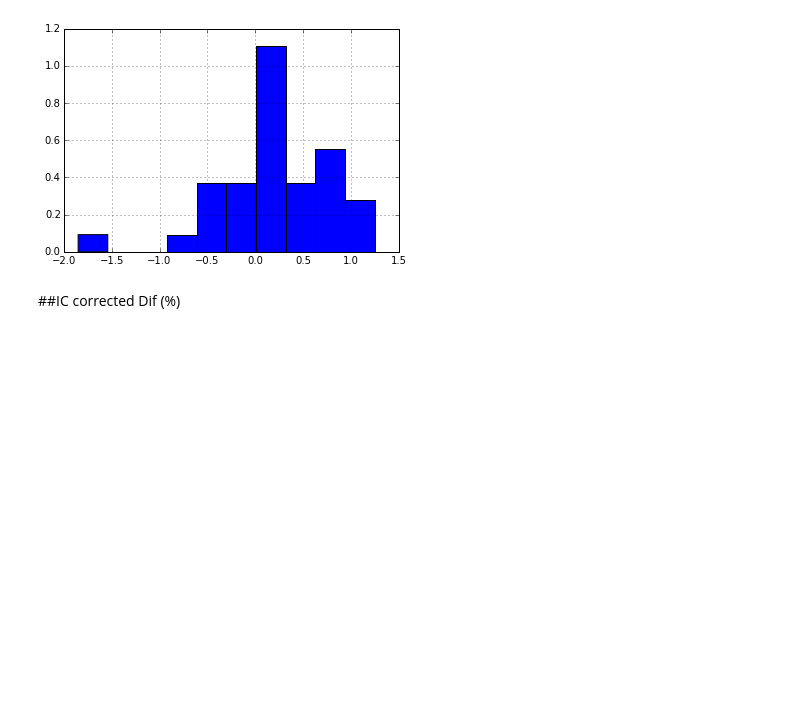
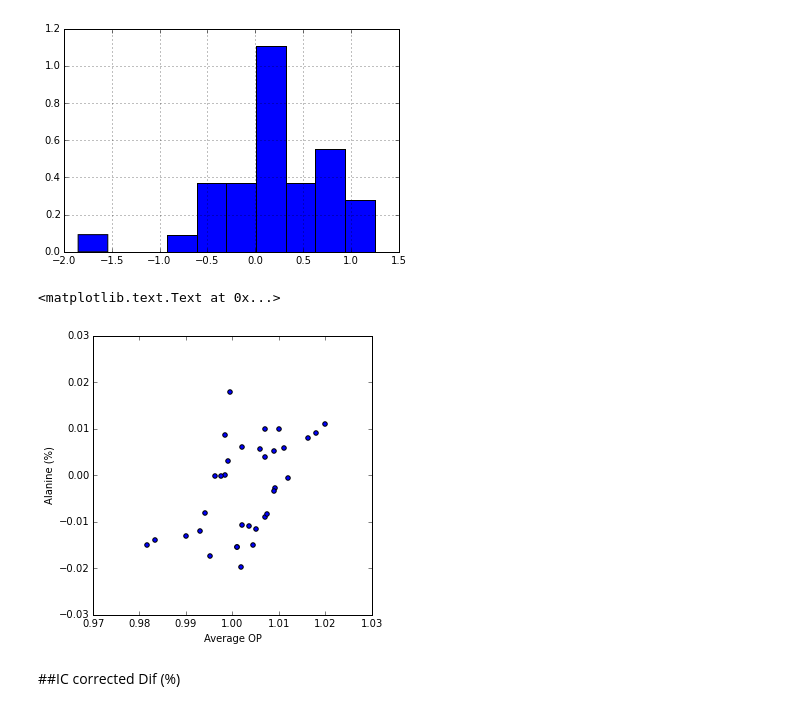
Before and after one commit to mbolt01/InitialCode, a Jupyter notebook: NRRA Analysis.ipynb, the cells around one changed output. Drawn from its saved outputs; the diff is of its cells as text; code cells hidden in the pictures; blank space fills up the shorter version.

```diff
--- a/NRRA Analysis.ipynb
+++ b/NRRA Analysis.ipynb
@@ -76,6 +68,16 @@ d['Average OP'].hist(normed=True, bins=11, range=(0.975,1.025), rwidth=1) #simpl
 # %% [output]
 <matplotlib.axes._subplots.AxesSubplot at 0x...>
 [figure]
+# %%
+plt.figure(figsize=(5,5))
+plt.scatter(d['Average OP'], d['Alanine (%)'])
+plt.xlim(0.97, 1.03)
+plt.ylim(-0.03,0.03)
+plt.xlabel('Average OP')
+plt.ylabel('Alanine (%)')
+# %% [output]
+<matplotlib.text.Text at 0x...>
+[figure, added]
 # %% [markdown]
 ##IC corrected Dif (%)
 # %%
```
Also changed, not shown: parts of 6 cells of this notebook.
